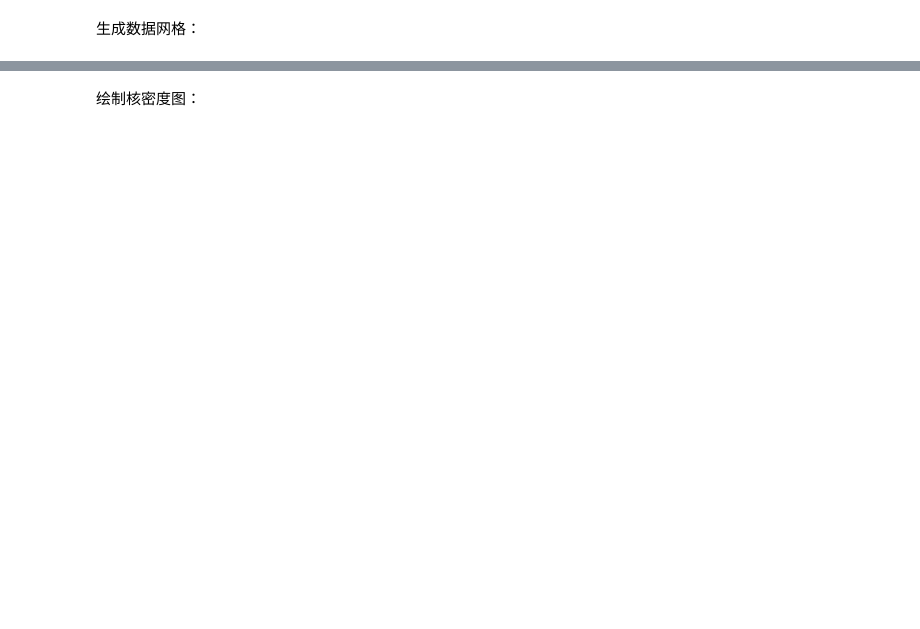
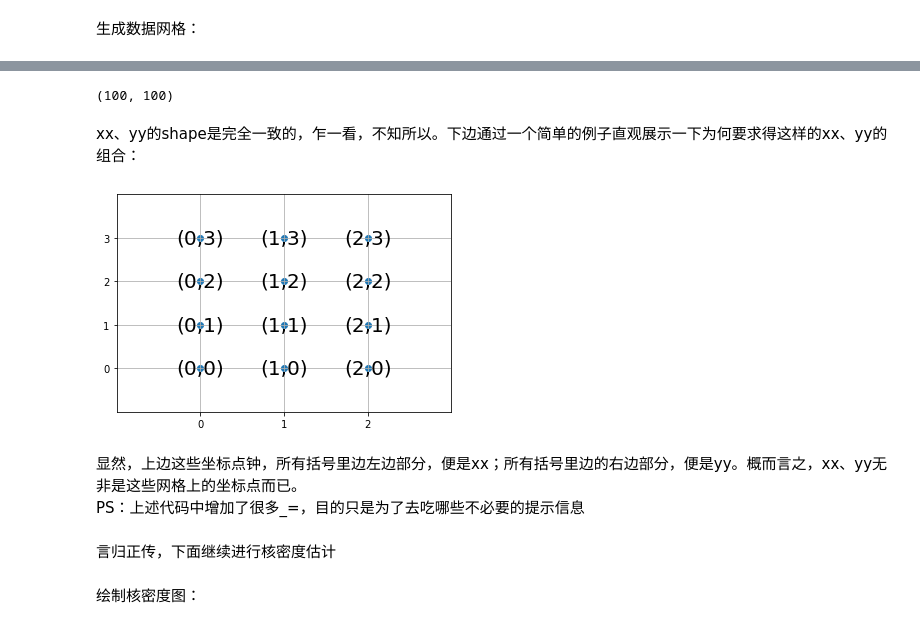
Before and after one commit to byaxb/DataMiningExperiments, a Jupyter notebook: ch03_数据挖掘常用模块A.ipynb, the cells around one changed output, grey strips where cells are left out. Cells and saved outputs as stored; diff of their text form; code cells hidden in the pictures; blank space fills up the shorter version.

```diff
--- a/ch03_数据挖掘常用模块A.ipynb
+++ b/ch03_数据挖掘常用模块A.ipynb
@@ -1058,3 +1077,34 @@ positions = np.vstack([xx.ravel(), yy.ravel()])
+# %%
+yy.shape
+# %% [output]
+(100, 100)
+# %% [markdown]
+xx、yy的shape是完全一致的，乍一看，不知所以。下边通过一个简单的例子直观展示一下为何要求得这样的xx、yy的组合：
+# %%
+import pandas as pd
+import numpy as np
+nx_ = 3
+ny_ = 4
+x_position_ = np.arange(nx_)
+y_position_ = np.arange(ny_)
+xx_, yy_ = np.meshgrid(x_position_, y_position_)
+positions_ = np.vstack([xx_.ravel(), yy_.ravel()])
+_ = plt.scatter(positions_[0, :], positions_[1, :])
+_ = plt.xticks(x_position_)
+_ = plt.yticks(y_position_)
+_ = plt.xlim(np.min(x_position_) - 1, np.max(x_position_) + 1)
+_ = plt.ylim(np.min(y_position_) - 1, np.max(y_position_) + 1)
+_ = plt.grid()
+plt_text_ = pd.DataFrame(positions_).apply(lambda x:'('+str(x[0])+','+str(x[1])+')', axis=0)
+for i in range(nx_*ny_):
+    _ = plt.text(positions_[0, i], positions_[1, i], plt_text_[i], ha='center', va='center', fontsize=20)
+# %% [output]
+[figure, added]
+# %% [markdown]
+显然，上边这些坐标点钟，所有括号里边左边部分，便是xx；所有括号里边的右边部分，便是yy。概而言之，xx、yy无非是这些网格上的坐标点而已。
+PS：上述代码中增加了很多_=，目的只是为了去吃哪些不必要的提示信息
+# %% [markdown]
+言归正传，下面继续进行核密度估计
 # %%
 values = np.vstack([x, y])
 kernel = st.gaussian_kde(values)
```
Also changed, not shown: parts of 50 cells of this notebook, 7 other files.
